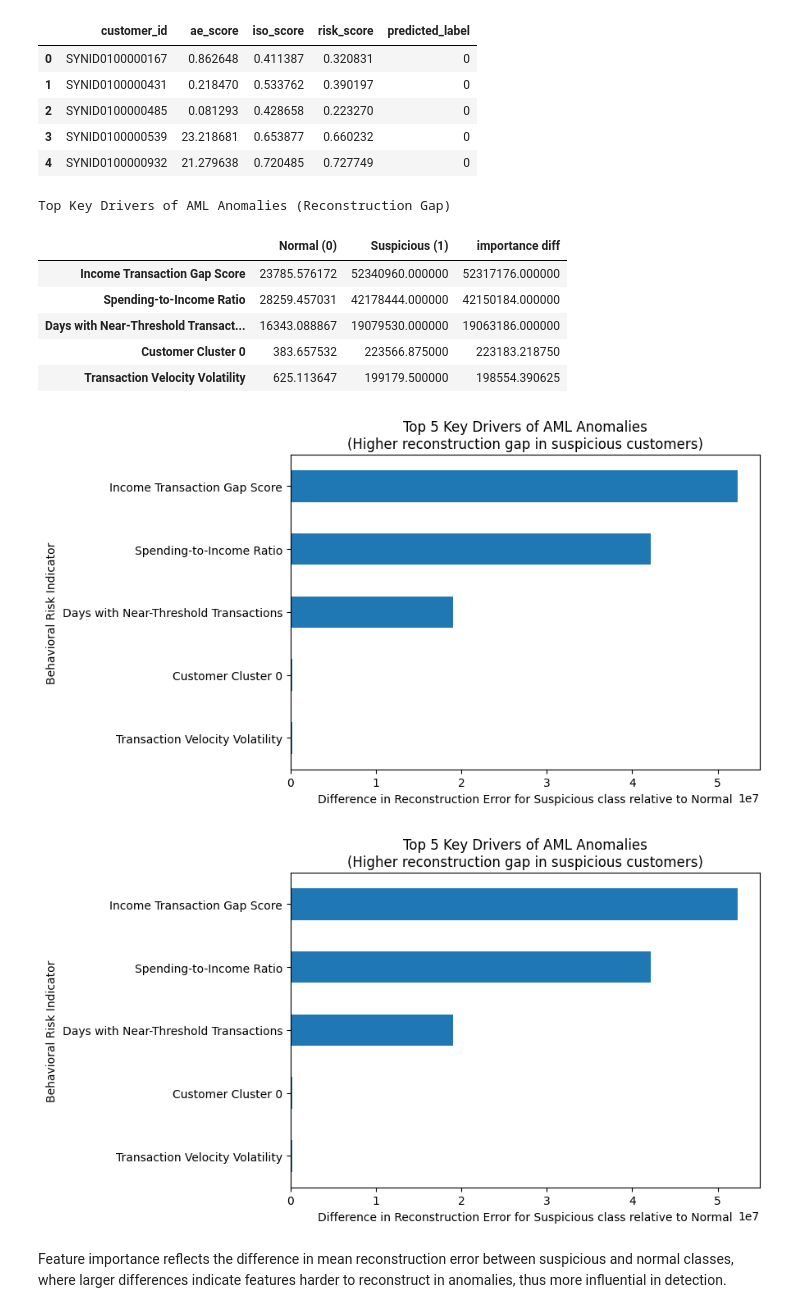
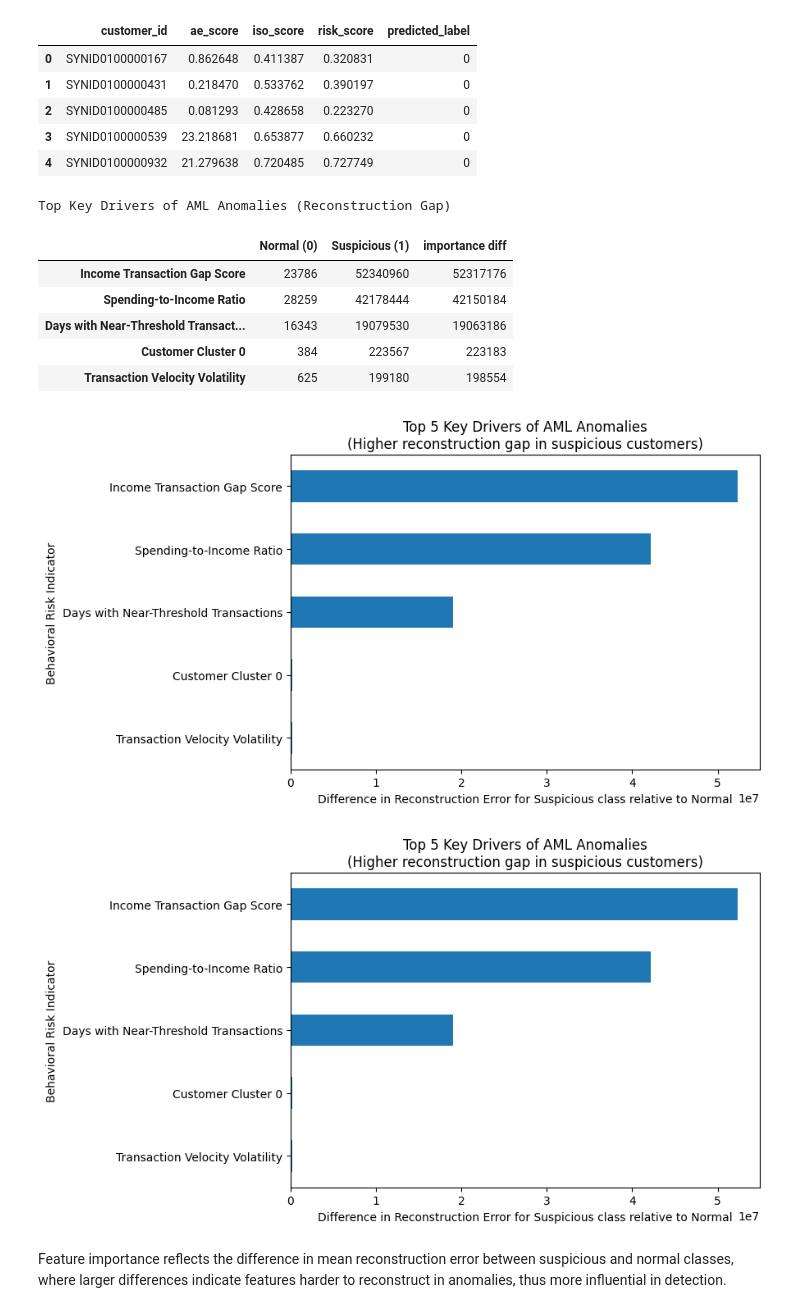
Before and after one commit to GuanlinTony/IMI_Case_Codes, a Jupyter notebook: Tony_Semi_supervised_AutoEncoderNN_clustering_v7.ipynb, the cells around one changed output. Saved outputs shown, nothing was run; the diff lists cells and outputs as text; code cells hidden in the pictures.

```diff
--- a/Tony_Semi_supervised_AutoEncoderNN_clustering_v7.ipynb
+++ b/Tony_Semi_supervised_AutoEncoderNN_clustering_v7.ipynb
@@ -575,7 +575,7 @@ else:
 
         display(
             top_table.style
-            .format("{:.6f}")
+            .format("{:.0f}")
             .set_caption("Top Key Drivers of AML Anomalies (Reconstruction Gap)")
         )
 
@@ -593,38 +593,38 @@ else:
         plt.ylabel("Behavioral Risk Indicator")
 
         plt.tight_layout()
         plt.show()
 
         # ---- Plot: Top interpretable features ----
         top_features = imp.head(top_k).copy()
 
         # Map feature codes to human-readable names
         top_features.index = [
             feature_name_map.get(f, f) for f in top_features.index
         ]
 
         plt.figure(figsize=(9, 5))
         top_features["importance diff"].iloc[::-1].plot(kind="barh")
 
         plt.title(
             f"Top {top_k} Key Drivers of AML Anomalies\n"
             "(Higher reconstruction gap in suspicious customers)"
         )
         plt.xlabel("Difference in Reconstruction Error for Suspicious class relative to Normal")
         plt.ylabel("Behavioral Risk Indicator")
 
         plt.tight_layout()
         plt.show()
     else:
         print("No interpretable features available for plotting (e.g., only hashed categoricals).")
 # %% [output]
 Top Key Drivers of AML Anomalies (Reconstruction Gap)
 |  | Normal (0) | Suspicious (1) | importance diff |
-| Income Transaction Gap Score | 23785.576172 | 52340960.000000 | 52317176.000000 |
-| Spending-to-Income Ratio | 28259.457031 | 42178444.000000 | 42150184.000000 |
-| Days with Near-Threshold Transact... | 16343.088867 | 19079530.000000 | 19063186.000000 |
-| Customer Cluster 0 | 383.657532 | 223566.875000 | 223183.218750 |
-| Transaction Velocity Volatility | 625.113647 | 199179.500000 | 198554.390625 |
+| Income Transaction Gap Score | 23786 | 52340960 | 52317176 |
+| Spending-to-Income Ratio | 28259 | 42178444 | 42150184 |
+| Days with Near-Threshold Transact... | 16343 | 19079530 | 19063186 |
+| Customer Cluster 0 | 384 | 223567 | 223183 |
+| Transaction Velocity Volatility | 625 | 199180 | 198554 |
 [figure]
 [figure]
 # %% [markdown]
```
